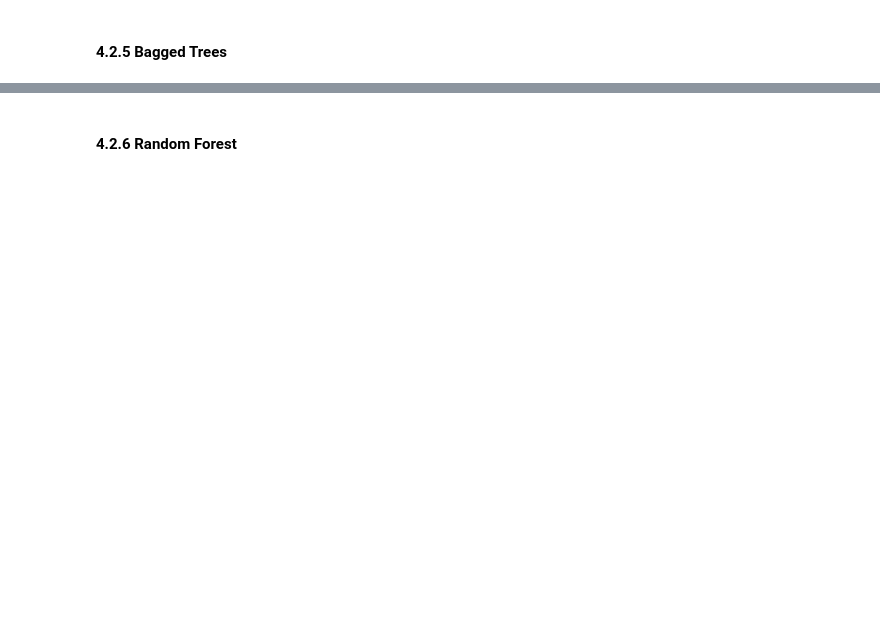
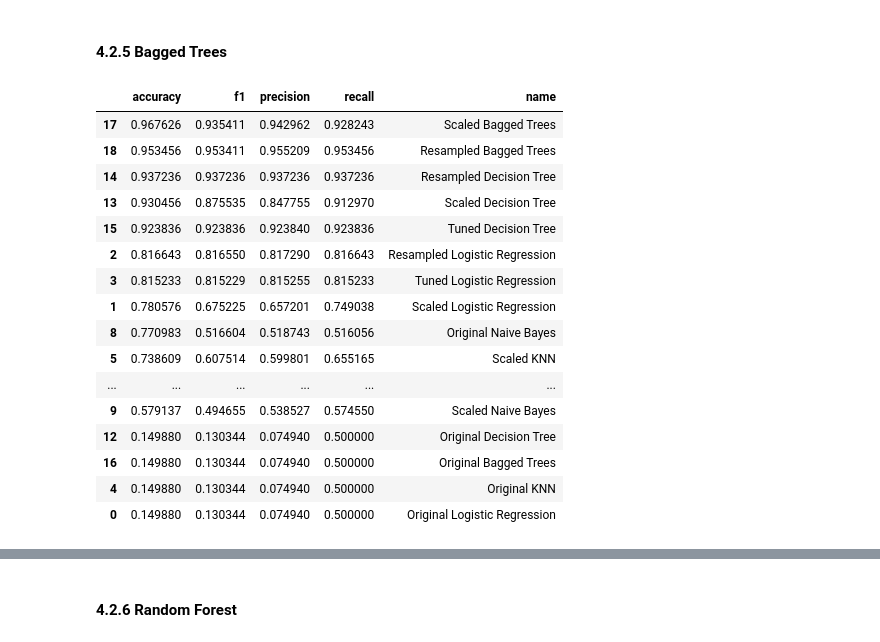
Before and after one commit to HMWIAM/Phase_3_SyriaTel_project_HMWIAM, a Jupyter notebook: A. Original/MINE.ipynb, the cells around one changed output, grey strips where cells are left out. Saved outputs shown, nothing was run; the diff lists cells and outputs as text; code cells hidden in the pictures; blank space fills up the shorter version.

```diff
--- a/A. Original/MINE.ipynb
+++ b/A. Original/MINE.ipynb
@@ -897,11 +1332,69 @@ models.append(metrics)
 # %% [markdown]
 #### 4.2.5 Bagged Trees
-# %%
-from sklearn.ensemble import BaggingClassifier
-
-bag = BaggingClassifier(DecisionTreeClassifier(random_state=12), random_state=12)
-bag.fit(X_train_scaled, y_train);
-
-metrics = get_metrics(y_test, X_test, bag)
-metrics['name'] = 'Bagged Trees'
-models.append(metrics)
+# %%
+from sklearn.ensemble import BaggingClassifier
+from sklearn.tree import DecisionTreeClassifier
+
+# Define the base Decision Tree classifier
+dec_tree = DecisionTreeClassifier()
+
+# Define the Bagged Trees classifier
+bag_tree = BaggingClassifier(base_estimator=dec_tree)
+
+# Create the pipeline for the original data
+pipe_original_bag_tree = Pipeline([
+    ('bag_tree', bag_tree)
+])
+
+# Create the pipeline for the scaled data
+pipe_scaled_bag_tree = Pipeline([
+    ('scaler', scaler),
+    ('bag_tree', bag_tree)
+])
+
+# Create the pipeline for the resampled data
+pipe_resampled_bag_tree = Pipeline([
+    ('scaler', scaler),
+    ('smote', smote),
+    ('bag_tree', bag_tree)
+])
+
+# Fit the pipelines on the respective training data
+pipe_original_bag_tree.fit(X_train, y_train)
+pipe_scaled_bag_tree.fit(X_train_scaled, y_train)
+pipe_resampled_bag_tree.fit(X_train_resampled, y_train_resampled)
+
+# Predict the target variable for the test data using each model
+y_pred_original_bag_tree = pipe_original_bag_tree.predict(X_test)
+y_pred_scaled_bag_tree = pipe_scaled_bag_tree.predict(X_test_scaled)
+y_pred_resampled_bag_tree = pipe_resampled_bag_tree.predict(X_test_scaled)
+
+# Evaluate original data model
+evaluate_models('Original Bagged Trees', y_test, X_test, pipe_original_bag_tree, models)
+
+# Evaluate scaled data model
+evaluate_models('Scaled Bagged Trees', y_test, X_test_scaled, pipe_scaled_bag_tree, models)
+
+# Evaluate resampled data model
+evaluate_models('Resampled Bagged Trees', y_test_resampled, X_test_resampled, pipe_resampled_bag_tree, models)
+
+models_df = pd.DataFrame(models)
+models_df.sort_values(by='accuracy', ascending=False)
+# %% [output]
+|  | accuracy | f1 | precision | recall | name |
+| 17 | 0.967626 | 0.935411 | 0.942962 | 0.928243 | Scaled Bagged Trees |
+| 18 | 0.953456 | 0.953411 | 0.955209 | 0.953456 | Resampled Bagged Trees |
+| 14 | 0.937236 | 0.937236 | 0.937236 | 0.937236 | Resampled Decision Tree |
+| 13 | 0.930456 | 0.875535 | 0.847755 | 0.912970 | Scaled Decision Tree |
+| 15 | 0.923836 | 0.923836 | 0.923840 | 0.923836 | Tuned Decision Tree |
+| 2 | 0.816643 | 0.816550 | 0.817290 | 0.816643 | Resampled Logistic Regression |
+| 3 | 0.815233 | 0.815229 | 0.815255 | 0.815233 | Tuned Logistic Regression |
+| 1 | 0.780576 | 0.675225 | 0.657201 | 0.749038 | Scaled Logistic Regression |
+| 8 | 0.770983 | 0.516604 | 0.518743 | 0.516056 | Original Naive Bayes |
+| 5 | 0.738609 | 0.607514 | 0.599801 | 0.655165 | Scaled KNN |
+| ... | ... | ... | ... | ... | ... |
+| 9 | 0.579137 | 0.494655 | 0.538527 | 0.574550 | Scaled Naive Bayes |
+| 12 | 0.149880 | 0.130344 | 0.074940 | 0.500000 | Original Decision Tree |
+| 16 | 0.149880 | 0.130344 | 0.074940 | 0.500000 | Original Bagged Trees |
+| 4 | 0.149880 | 0.130344 | 0.074940 | 0.500000 | Original KNN |
+| 0 | 0.149880 | 0.130344 | 0.074940 | 0.500000 | Original Logistic Regression |
```
Also changed, not shown: parts of 42 cells of this notebook.
